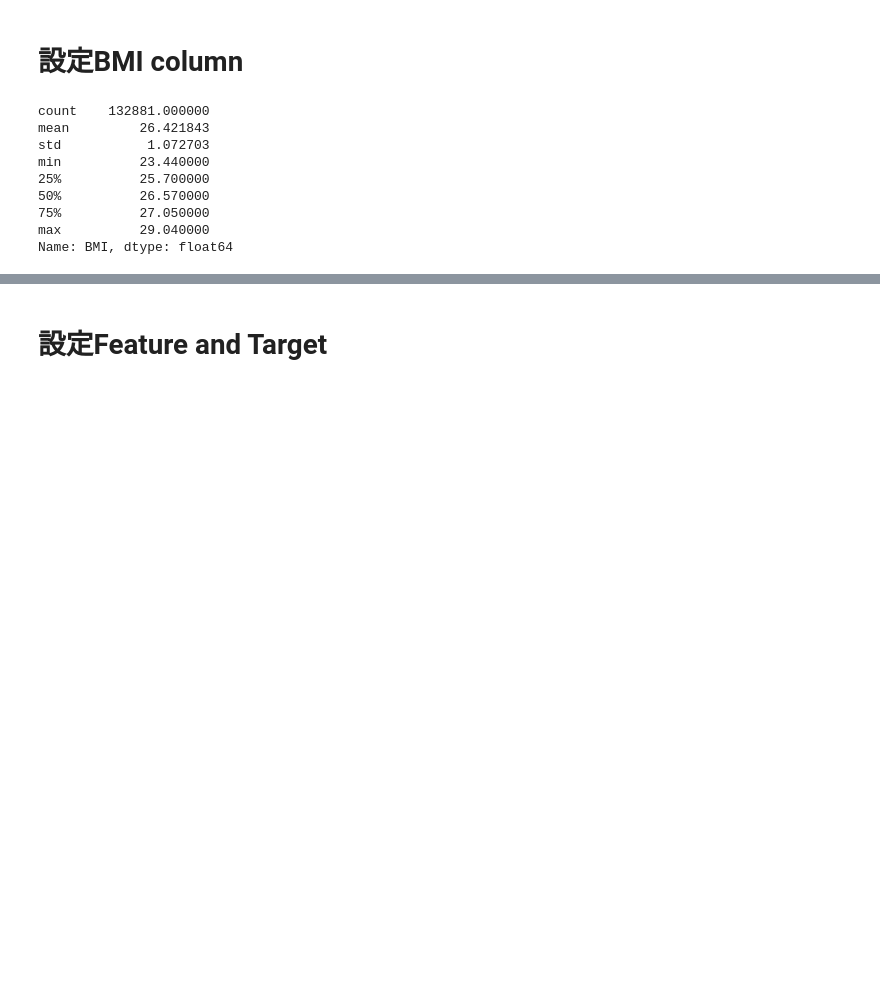
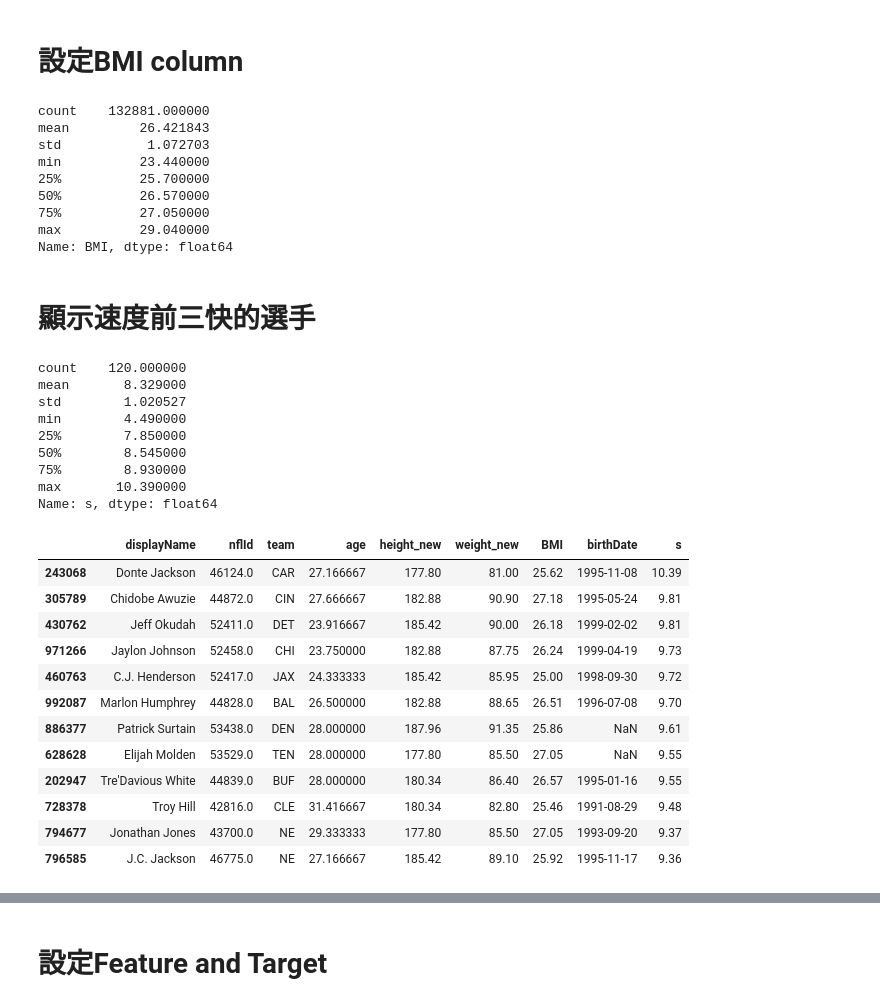
Before and after one commit to EddHuang/DeepLearningFinalProject_V2, a Jupyter notebook: predict-next-week-speed-and-add-bmi-metric.ipynb, the cells around one changed output, grey strips where cells are left out. Saved outputs shown, nothing was run; the diff lists cells and outputs as text; code cells hidden in the pictures; blank space fills up the shorter version.

```diff
--- a/predict-next-week-speed-and-add-bmi-metric.ipynb
+++ b/predict-next-week-speed-and-add-bmi-metric.ipynb
@@ -187,3 +206,37 @@ min          23.440000
 75%          27.050000
 max          29.040000
 Name: BMI, dtype: float64
+# %% [markdown]
+# **顯示速度前三快的選手**
+# %%
+pd.set_option('display.max_columns', None)
+pd.set_option('display.max_rows', None)
+pd.set_option('max_colwidth',100)
+
+sortByS = df_week_1_player.sort_values(by=['nflId', 's'], ascending= False).drop_duplicates('nflId')
+sortByS = sortByS[['displayName', 'nflId', 'team', 'age', 'height_new', 'weight_new', 'BMI', 'birthDate', 's']].sort_values(by=['s'], ascending= False)
+print(sortByS['s'].describe())
+sortByS.head(12)
+# %% [output]
+count    120.000000
+mean       8.329000
+std        1.020527
+min        4.490000
+25%        7.850000
+50%        8.545000
+75%        8.930000
+max       10.390000
+Name: s, dtype: float64
+|  | displayName | nflId | team | age | height_new | weight_new | BMI | birthDate | s |
+| 243068 | Donte Jackson | 46124.0 | CAR | 27.166667 | 177.80 | 81.00 | 25.62 | 1995-11-08 | 10.39 |
+| 305789 | Chidobe Awuzie | 44872.0 | CIN | 27.666667 | 182.88 | 90.90 | 27.18 | 1995-05-24 | 9.81 |
+| 430762 | Jeff Okudah | 52411.0 | DET | 23.916667 | 185.42 | 90.00 | 26.18 | 1999-02-02 | 9.81 |
+| 971266 | Jaylon Johnson | 52458.0 | CHI | 23.750000 | 182.88 | 87.75 | 26.24 | 1999-04-19 | 9.73 |
+| 460763 | C.J. Henderson | 52417.0 | JAX | 24.333333 | 185.42 | 85.95 | 25.00 | 1998-09-30 | 9.72 |
+| 992087 | Marlon Humphrey | 44828.0 | BAL | 26.500000 | 182.88 | 88.65 | 26.51 | 1996-07-08 | 9.70 |
+| 886377 | Patrick Surtain | 53438.0 | DEN | 28.000000 | 187.96 | 91.35 | 25.86 | NaN | 9.61 |
+| 628628 | Elijah Molden | 53529.0 | TEN | 28.000000 | 177.80 | 85.50 | 27.05 | NaN | 9.55 |
+| 202947 | Tre'Davious White | 44839.0 | BUF | 28.000000 | 180.34 | 86.40 | 26.57 | 1995-01-16 | 9.55 |
+| 728378 | Troy Hill | 42816.0 | CLE | 31.416667 | 180.34 | 82.80 | 25.46 | 1991-08-29 | 9.48 |
+| 794677 | Jonathan Jones | 43700.0 | NE | 29.333333 | 177.80 | 85.50 | 27.05 | 1993-09-20 | 9.37 |
+| 796585 | J.C. Jackson | 46775.0 | NE | 27.166667 | 185.42 | 89.10 | 25.92 | 1995-11-17 | 9.36 |
```
Also changed, not shown: parts of 39 cells of this notebook.
